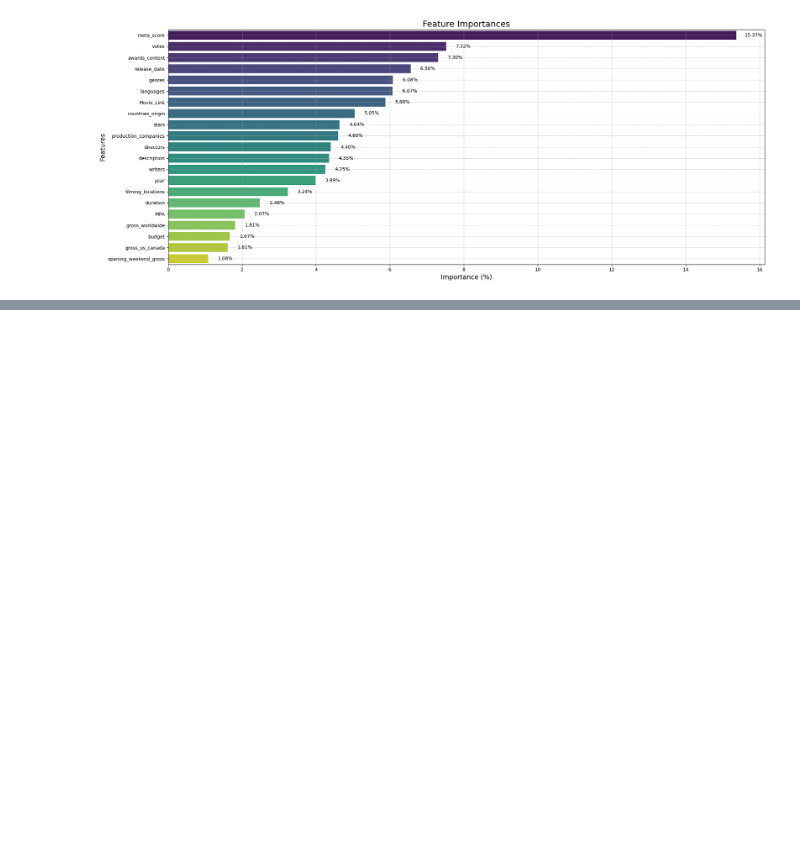
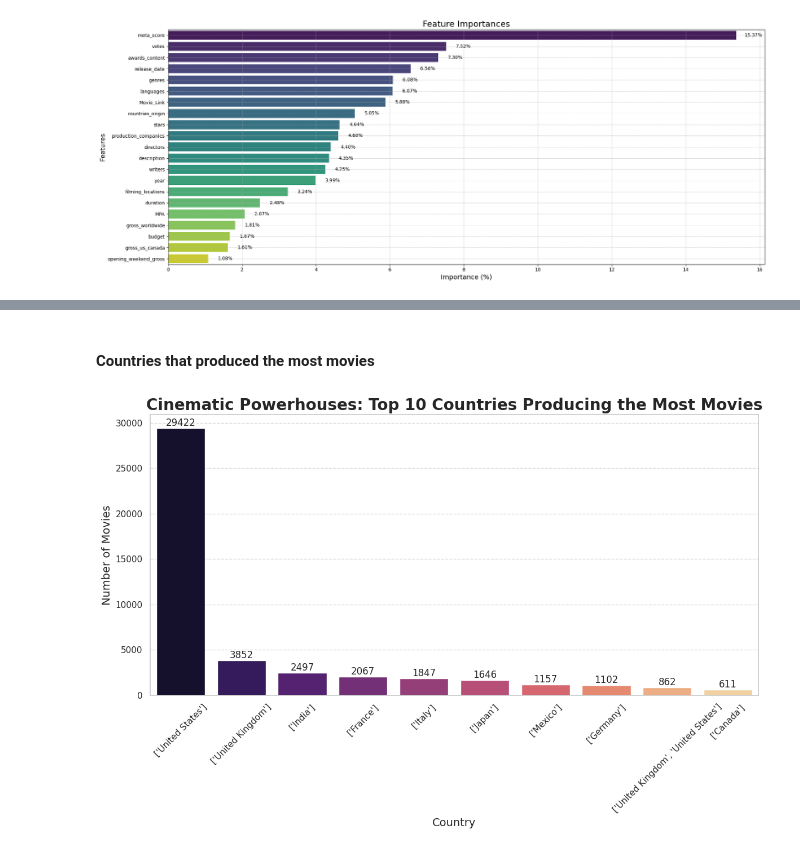
Before and after one commit to fengfranklu/FrankCapstone-Part02, a Jupyter notebook: Frank_Capstone02.ipynb, the cells around one changed output, grey strips where cells are left out. Drawn from its saved outputs; the diff is of its cells as text; code cells hidden in the pictures; blank space fills up the shorter version.

```diff
--- a/Frank_Capstone02.ipynb
+++ b/Frank_Capstone02.ipynb
@@ -610,0 +639,43 @@ Passing `palette` without assigning `hue` is deprecated and will be removed in v
+# %% [markdown]
+#### Countries that produced the most movies
+# %%
+# Group the data by country and count the number of movies
+country_counts = datawithid['countries_origin'].value_counts()
+
+# Get the top 10 countries with the most movies
+top_10_countries = country_counts.head(10)
+
+# Set the style of seaborn
+sns.set(style="whitegrid")
+
+# Create a figure with specified size
+plt.figure(figsize=(12, 8))
+
+# Create a bar plot for the top 10 countries with fix for FutureWarning
+# Using top_15_countries.index for hue and disabling legend
+bar_plot = sns.barplot(x=top_10_countries.index, y=top_10_countries.values,
+                       hue=top_10_countries.index, palette='magma', dodge=False, legend=False)
+
+# Adding titles and labels (removing the emojis to avoid the UserWarning)
+plt.title('Cinematic Powerhouses: Top 10 Countries Producing the Most Movies',
+          fontsize=20, fontweight='bold')
+plt.xlabel('Country', fontsize=14)
+plt.ylabel('Number of Movies', fontsize=14)
+
+# Rotate x-axis labels for better readability
+plt.xticks(rotation=45)
+
+# Add gridlines for better readability
+plt.grid(axis='y', linestyle='--', alpha=0.7)
+
+# Add data labels on the bars
+for p in bar_plot.patches:
+    bar_plot.annotate(f'{int(p.get_height())}',
+                      (p.get_x() + p.get_width() / 2., p.get_height()),
+                      ha='center', va='bottom', fontsize=12)
+
+# Show the plot
+plt.tight_layout()  # Adjust layout for better spacing
+plt.show()
+# %% [output]
+[figure, added]
```
Also changed, not shown: parts of 7 cells of this notebook.
